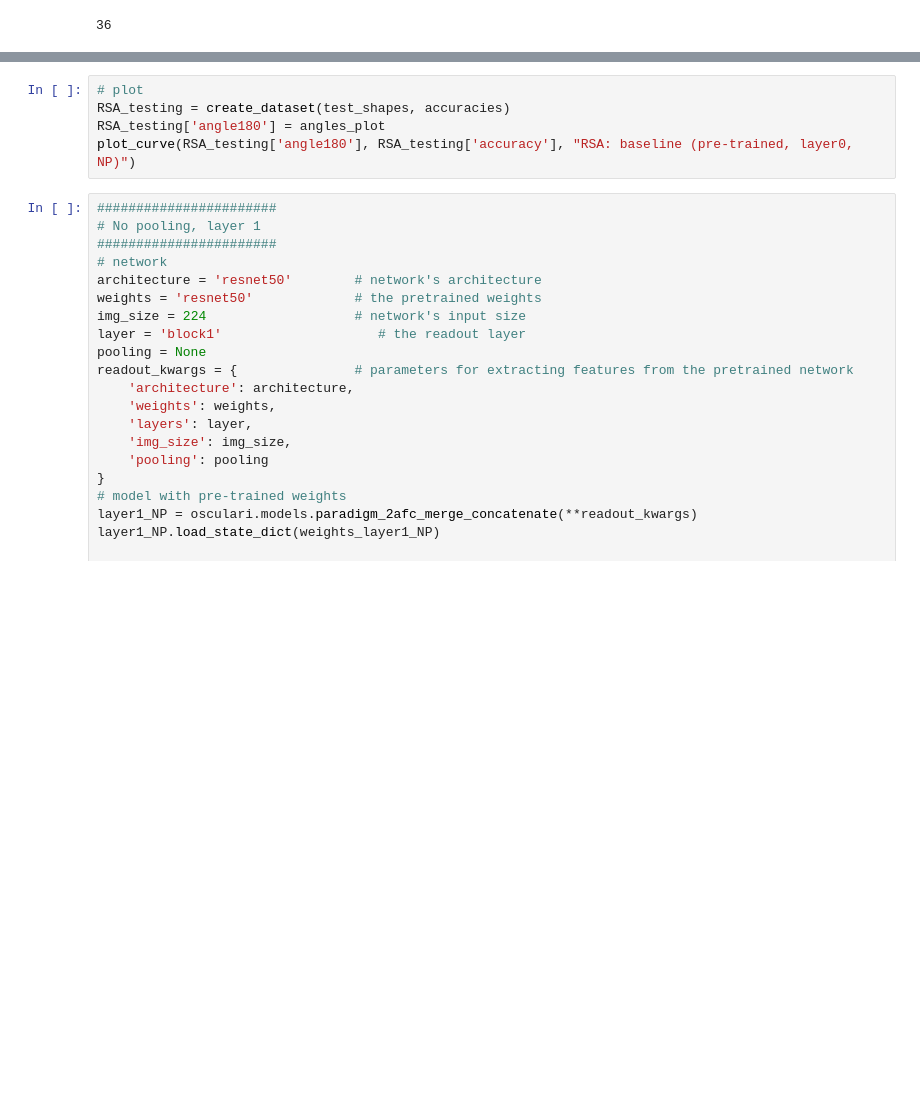
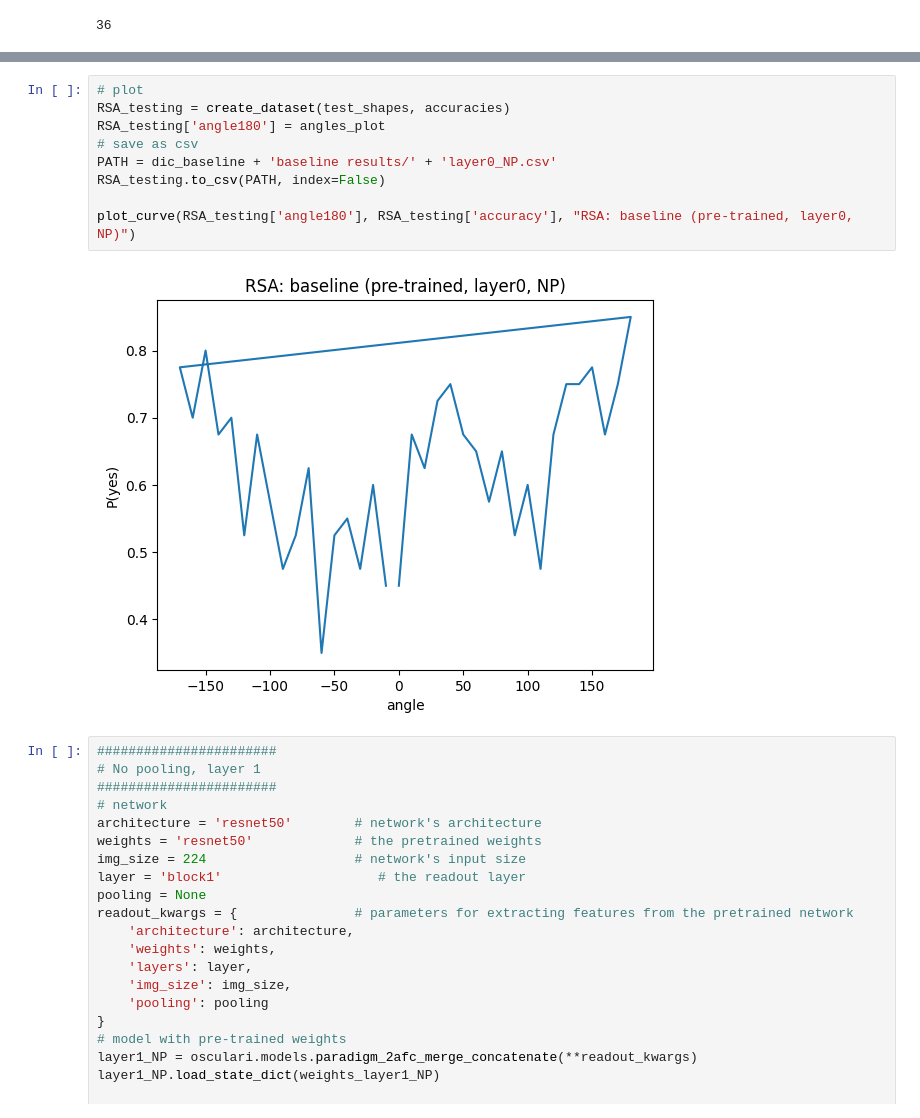
Before and after one commit to AnaBelenCarbajal/Thesis, a Jupyter notebook: Baseline_catLearningTask_FINAL.ipynb, the cells around one changed output, grey strips where cells are left out. Saved outputs shown, nothing was run; the diff lists cells and outputs as text; blank space fills up the shorter version.

Commit message:
testing on 36 angles

```diff
--- a/Baseline_catLearningTask_FINAL.ipynb
+++ b/Baseline_catLearningTask_FINAL.ipynb
@@ -693,8 +695,14 @@ for test_shape in test_shapes:
 # %%
 # plot
 RSA_testing = create_dataset(test_shapes, accuracies)
 RSA_testing['angle180'] = angles_plot
+# save as csv
+PATH = dic_baseline + 'baseline results/' + 'layer0_NP.csv'
+RSA_testing.to_csv(PATH, index=False)
+
 plot_curve(RSA_testing['angle180'], RSA_testing['accuracy'], "RSA: baseline (pre-trained, layer0, NP)")
+# %% [output]
+[figure, added]
 # %%
 #######################
 # No pooling, layer 1
```
Also changed, not shown: parts of 2 cells of this notebook.
